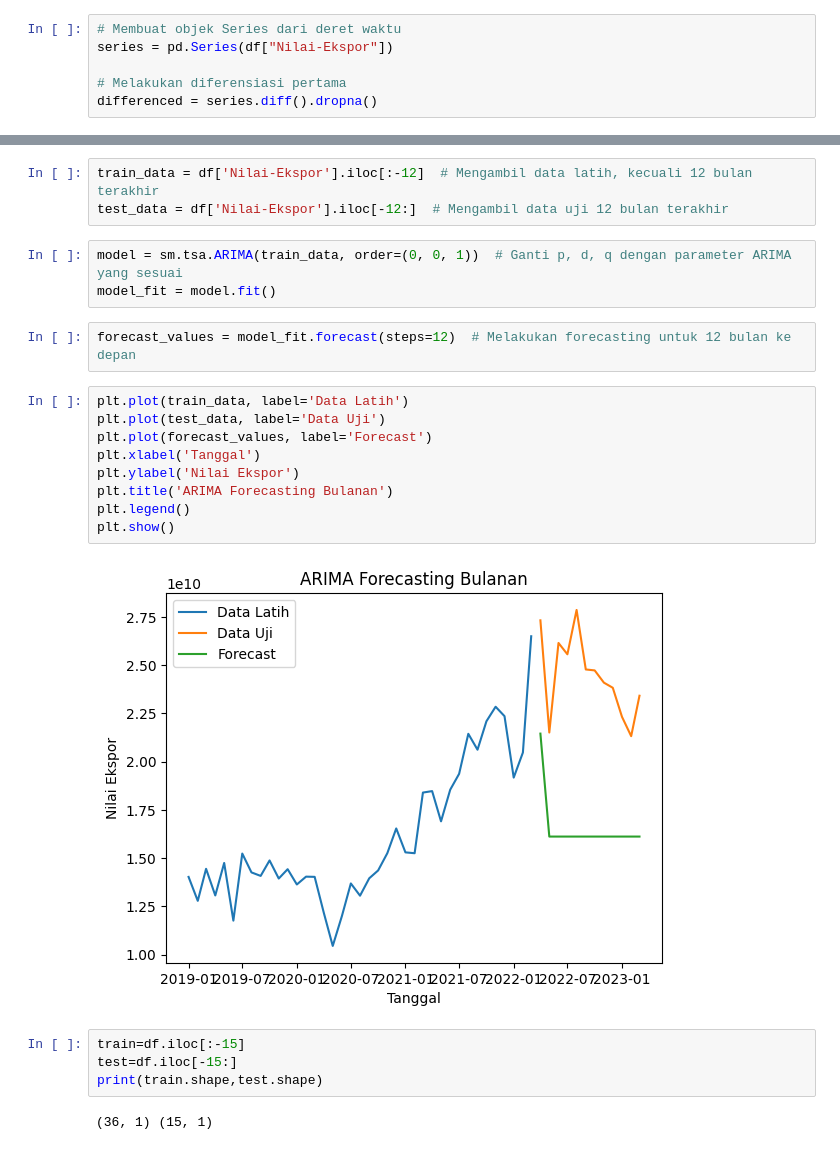
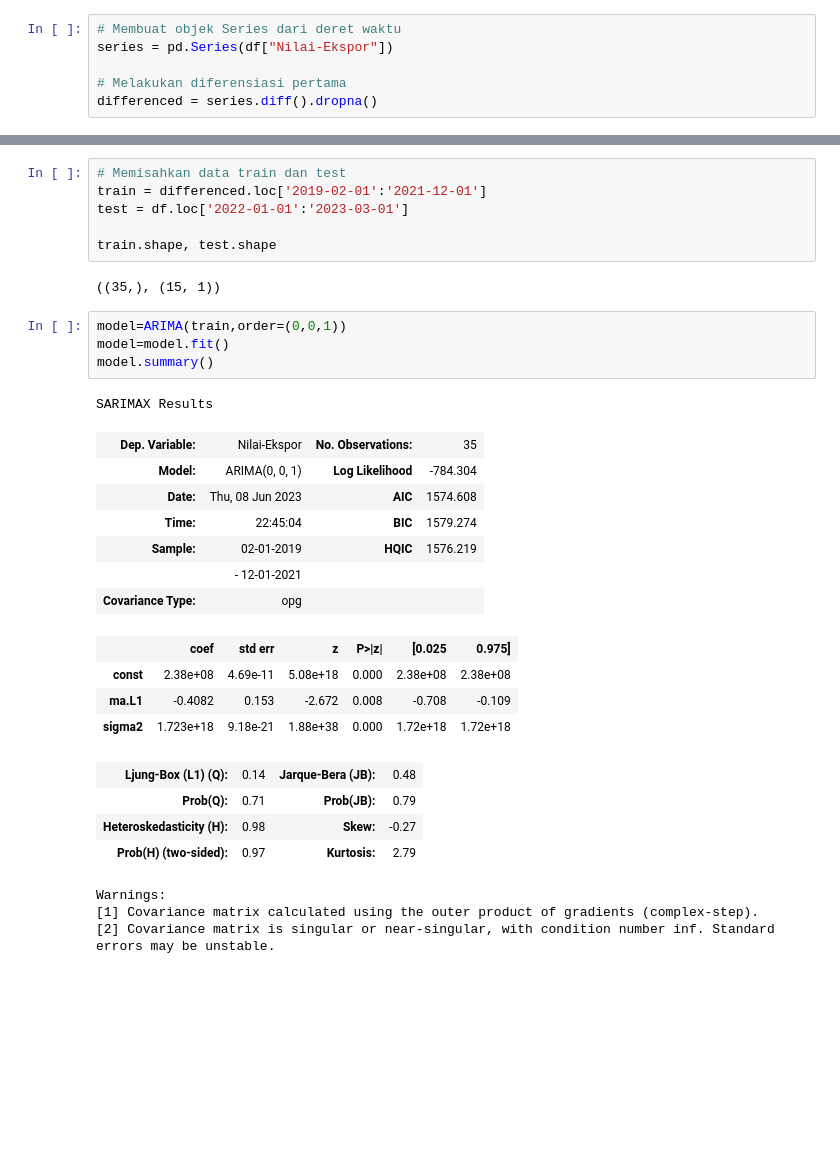
Before and after one commit to tmuchlissin/pa-mlops, a Jupyter notebook: model-forecasting.ipynb, the cells around one changed output, grey strips where cells are left out. Cells and saved outputs as stored; diff of their text form; blank space fills up the shorter version.

Commit message:
new forecasting 2

```diff
--- a/model-forecasting.ipynb
+++ b/model-forecasting.ipynb
@@ -129,28 +134,35 @@ Total fit time: 1.389 seconds
 Warnings:
 [1] Covariance matrix calculated using the outer product of gradients (complex-step).
 [2] Covariance matrix is singular or near-singular, with condition number    inf. Standard errors may be unstable.
-# %%
-train_data = df['Nilai-Ekspor'].iloc[:-12]  # Mengambil data latih, kecuali 12 bulan terakhir
-test_data = df['Nilai-Ekspor'].iloc[-12:]  # Mengambil data uji 12 bulan terakhir
+# %%
+# Memisahkan data train dan test
+train = differenced.loc['2019-02-01':'2021-12-01']
+test = df.loc['2022-01-01':'2023-03-01']
+
+train.shape, test.shape
+# %% [output]
+((35,), (15, 1))
 # %%
-model = sm.tsa.ARIMA(train_data, order=(0, 0, 1))  # Ganti p, d, q dengan parameter ARIMA yang sesuai
-model_fit = model.fit()
+model=ARIMA(train,order=(0,0,1))
+model=model.fit()
+model.summary()
+# %% [output]
+SARIMAX Results
+| Dep. Variable: | Nilai-Ekspor | No. Observations: | 35 |
+| Model: | ARIMA(0, 0, 1) | Log Likelihood | -784.304 |
+| Date: | Thu, 08 Jun 2023 | AIC | 1574.608 |
+| Time: | 22:45:04 | BIC | 1579.274 |
+| Sample: | 02-01-2019 | HQIC | 1576.219 |
+|  | - 12-01-2021 |  |  |
+| Covariance Type: | opg |  |  |
+|  | coef | std err | z | P>|z| | [0.025 | 0.975] |
+| const | 2.38e+08 | 4.69e-11 | 5.08e+18 | 0.000 | 2.38e+08 | 2.38e+08 |
+| ma.L1 | -0.4082 | 0.153 | -2.672 | 0.008 | -0.708 | -0.109 |
+| sigma2 | 1.723e+18 | 9.18e-21 | 1.88e+38 | 0.000 | 1.72e+18 | 1.72e+18 |
+| Ljung-Box (L1) (Q): | 0.14 | Jarque-Bera (JB): | 0.48 |
+| Prob(Q): | 0.71 | Prob(JB): | 0.79 |
+| Heteroskedasticity (H): | 0.98 | Skew: | -0.27 |
+| Prob(H) (two-sided): | 0.97 | Kurtosis: | 2.79 |
+Warnings:
+[1] Covariance matrix calculated using the outer product of gradients (complex-step).
+[2] Covariance matrix is singular or near-singular, with condition number inf. Standard errors may be unstable.
-# %%
-forecast_values = model_fit.forecast(steps=12)  # Melakukan forecasting untuk 12 bulan ke depan
-# %%
-plt.plot(train_data, label='Data Latih')
-plt.plot(test_data, label='Data Uji')
-plt.plot(forecast_values, label='Forecast')
-plt.xlabel('Tanggal')
-plt.ylabel('Nilai Ekspor')
-plt.title('ARIMA Forecasting Bulanan')
-plt.legend()
-plt.show()
-# %% [output]
-[figure, removed]
-# %%
-train=df.iloc[:-15]
-test=df.iloc[-15:]
-print(train.shape,test.shape)
-# %% [output]
-(36, 1) (15, 1)
```
Also changed, not shown: parts of 32 cells of this notebook.
